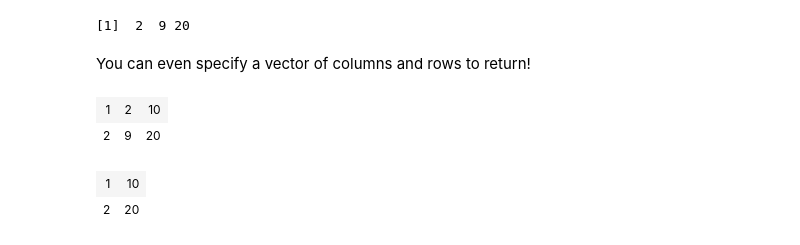
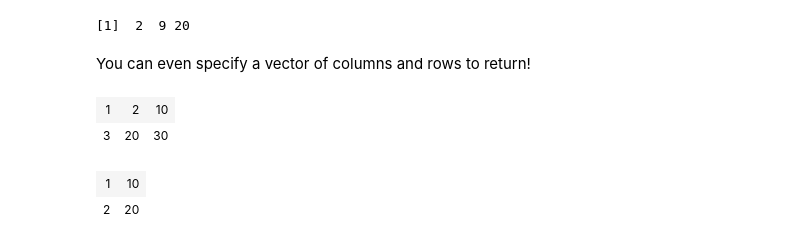
Before and after one commit to mihaicroicu/AQM2022, a Jupyter notebook: Lecture 1 - Programming.ipynb, the cells around one changed output. Cells and saved outputs as stored; diff of their text form; code cells hidden in the pictures.

```diff
--- a/Lecture 1 - Programming.ipynb
+++ b/Lecture 1 - Programming.ipynb
@@ -223,10 +215,10 @@ matrix_m[,2]
 # %% [markdown]
 You can even specify a vector of columns and rows to return!
 # %%
-matrix_m[c(1,2),]
+matrix_m[c(1,3),]
 # %% [output]
 | 1 | 2 | 10 |
-| 2 | 9 | 20 |
+| 3 | 20 | 30 |
 # %%
 matrix_m[c(1,2),c(1,3)]
 # %% [output]
```
Also changed, not shown: parts of 29 cells of this notebook.
